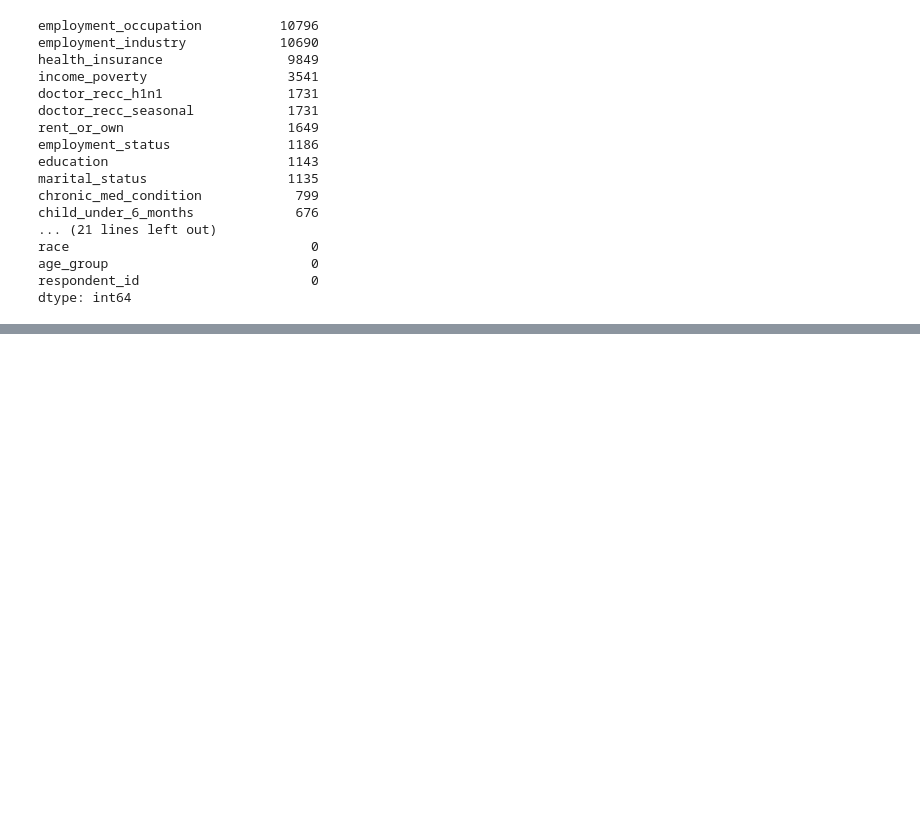
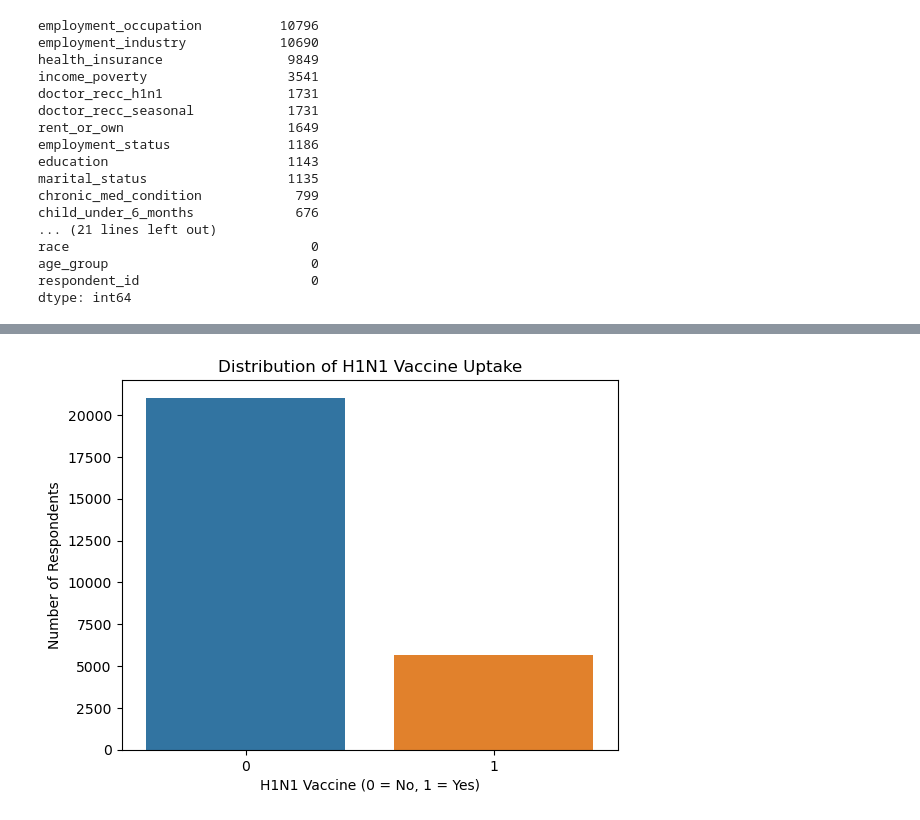
Before and after one commit to Abbystacy/HIN1-Vaccines-project, a Jupyter notebook: index.ipynb, the cells around one changed output, grey strips where cells are left out. Cells and saved outputs as stored; diff of their text form; code cells hidden in the pictures; blank space fills up the shorter version.

Commit message:
conducted initial EDA on H1N1 vaccine predictor

```diff
--- a/index.ipynb
+++ b/index.ipynb
@@ -307,0 +311,11 @@ X_train.head()
+# %%
+# Plotting distribution of H1N1 vaccine uptake
+sns.countplot(x="h1n1_vaccine", data=training_df)
+
+plt.title("Distribution of H1N1 Vaccine Uptake")
+plt.xlabel("H1N1 Vaccine (0 = No, 1 = Yes)")
+plt.ylabel("Number of Respondents")
+
+plt.show()
+# %% [output]
+[figure, added]
```
Also changed, not shown: parts of 16 cells of this notebook.
